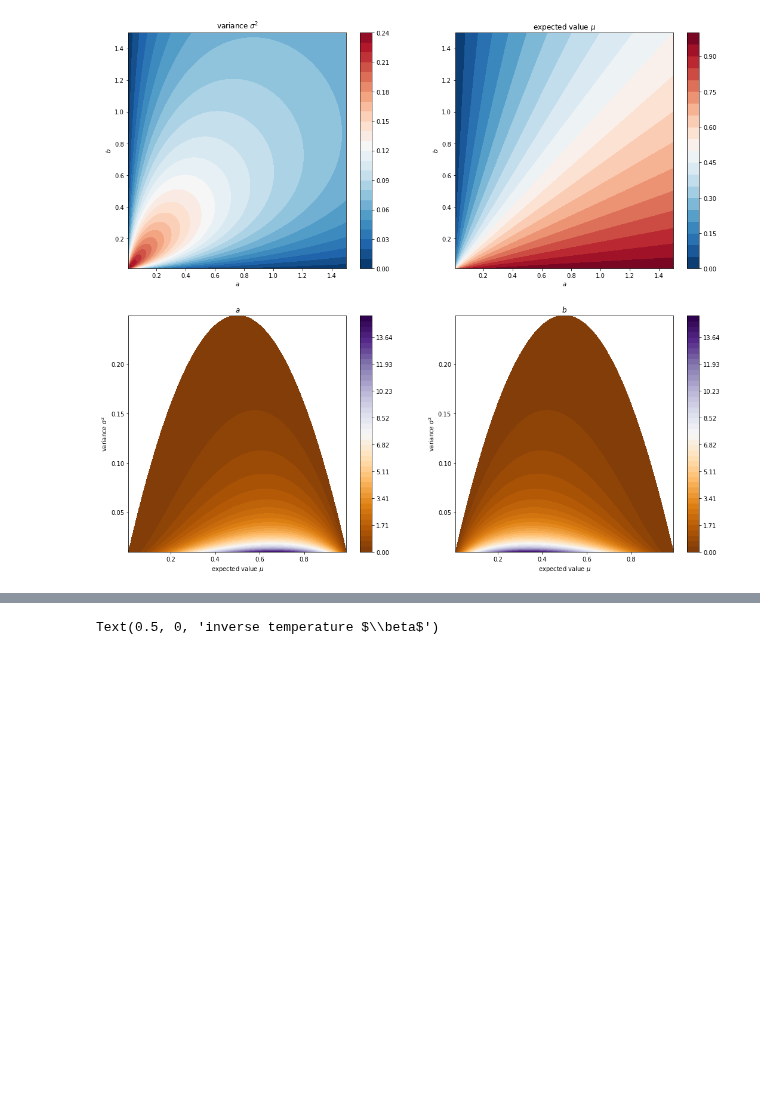
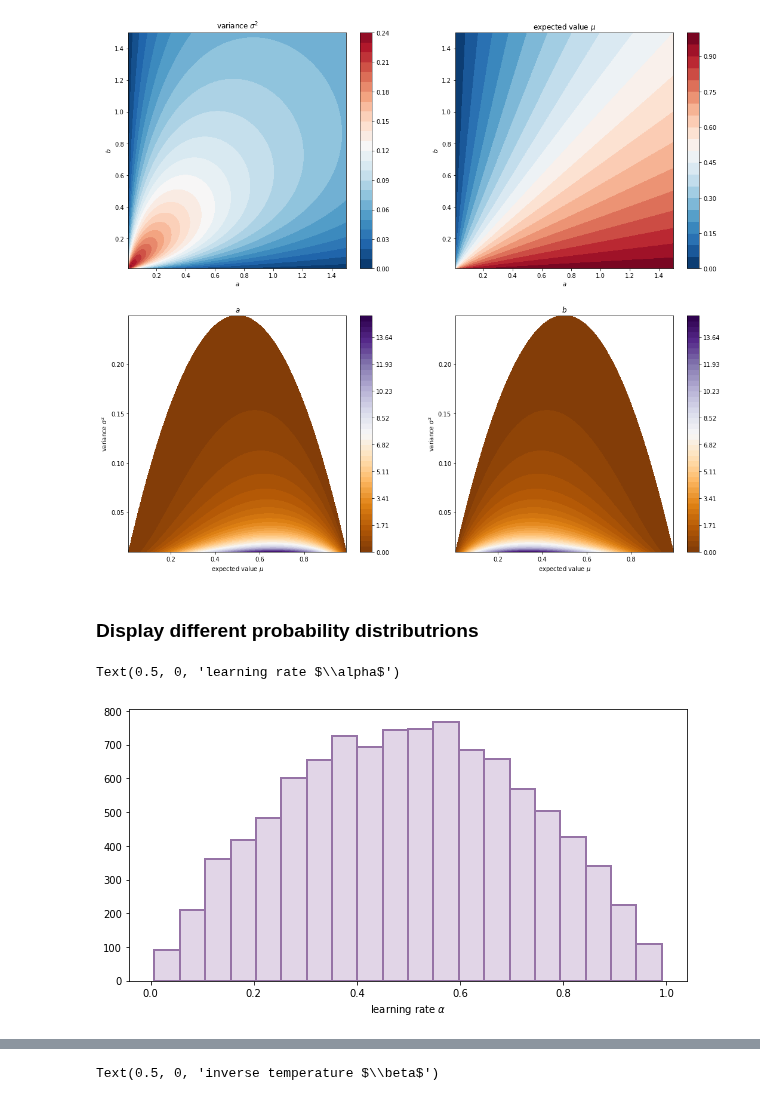
Before and after one commit to kbonna/decidenet, a Jupyter notebook: behavioral_analysis/dn_ba_07_beta_distribution.ipynb, the cells around one changed output, grey strips where cells are left out. Cells and saved outputs as stored; diff of their text form; code cells hidden in the pictures; blank space fills up the shorter version.

```diff
--- a/behavioral_analysis/dn_ba_07_beta_distribution.ipynb
+++ b/behavioral_analysis/dn_ba_07_beta_distribution.ipynb
@@ -78,6 +78,18 @@ fig.colorbar(ca, ax=ax[1,1])
 # %% [output]
 <matplotlib.colorbar.Colorbar at 0x...>
 [figure]
+# %% [markdown]
+### Display different probability distributrions
+# %%
+N = 10000
+lr = np.random.beta(a=2, b=2, size=N)
+
+fig, ax = plt.subplots(nrows=1, ncols=1, facecolor='w', figsize=(10, 5))
+ax.hist(lr, 20, color="#E1D5E7", linewidth=2, edgecolor='#9673A6');
+ax.set_xlabel("learning rate " + r"$\alpha$")
+# %% [output]
+Text(0.5, 0, 'learning rate $\\alpha$')
+[figure, added]
 # %%
 # Test different hyperpriors on a and b
 plt.rcParams.update({'font.size': 25})
```
Also changed, not shown: parts of 2 cells of this notebook, 5 other files.
